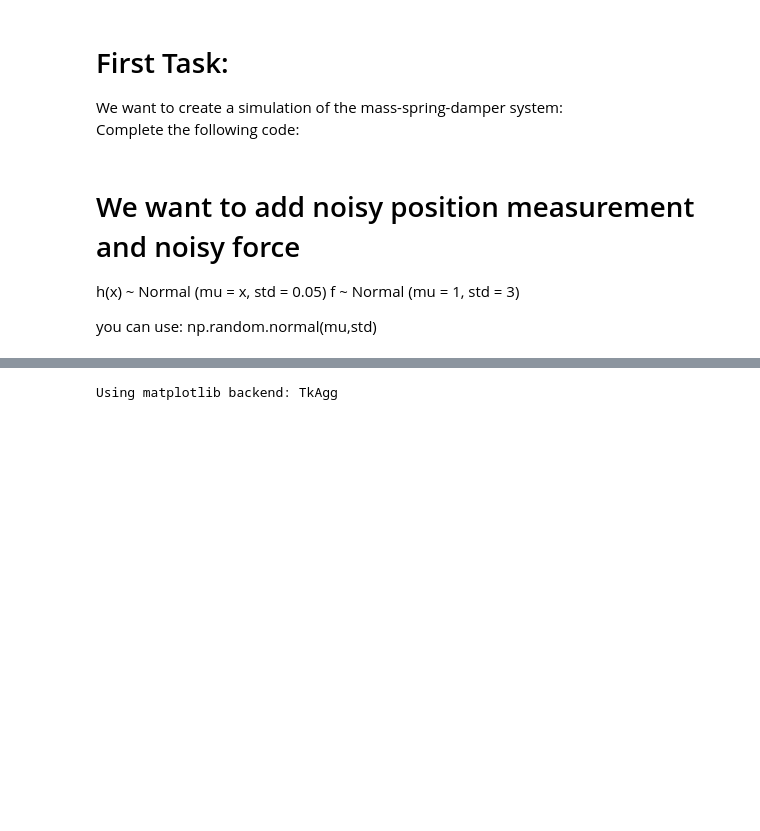
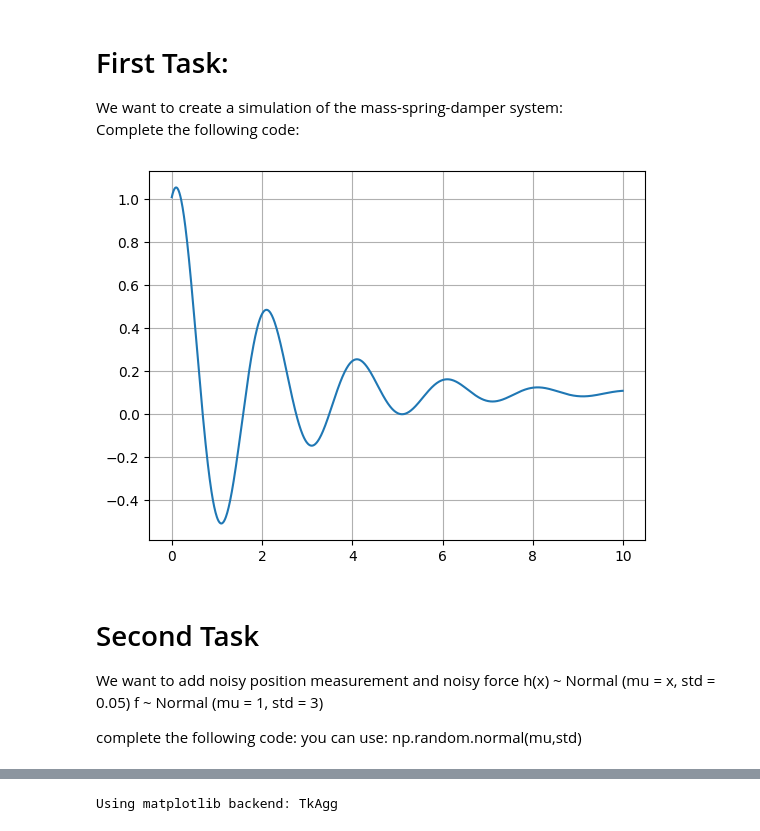
Before and after one commit to AlonSpinner/Hocky-DIsk, a Jupyter notebook: Summer_Tutorials/04/MSD - KalmanFilter.ipynb, the cells around one changed output, grey strips where cells are left out. Saved outputs shown, nothing was run; the diff lists cells and outputs as text; code cells hidden in the pictures; blank space fills up the shorter version.

```diff
--- a/Summer_Tutorials/04/MSD - KalmanFilter.ipynb
+++ b/Summer_Tutorials/04/MSD - KalmanFilter.ipynb
@@ -64,42 +66,54 @@ Complete the following code:
 # %%
 #INITALIZE
 m = 1.0
 k = 10.0
 c = 1.0
 
-t_0 = 0
-dt = 0.01
-t_final = 10
-
-q = np.array([1,1]).reshape(-1,1)
+#State Space
 A = np.array([[0, 1],
              [-k/m, -c/m]])
 B = np.array([[0],
              [1/m]])
+
+#Time Vector
+t_0 = 0
+dt = 0.01
+t_final = 10
+t_vec =  np.arange(t_0, t_final, dt)
+
+#constant force
 f = 1.0
-t_vec =  np.arange(t_0, t_final, dt)
-x_history = []
 
+#initial state
+q = np.array([1,1]).reshape(-1,1)
+
+history = {'x': []}
 #SIMULATION
 for t in t_vec:
     #------------YOUR CODE HERE------------------#
-    #compute qdot, q (you can use euler integration)
+    #compute qdot, q (you can use euler integration y_(k+1) = y_k + dx * y'_k)
     qdot = A @ q + B * f
     q = q + qdot * dt
     #------------YOUR CODE HERE------------------#
 
-    x_history.append(q[0])
+    #save position measurement
+    history['x'].append(q[0])
 
 #PLOT
 plt.figure()
-plt.plot(t_vec, x_history)
+plt.plot(t_vec, history['x'])
+plt.grid(True)
 plt.show()
+# %% [output]
+[figure, added]
 # %% [markdown]
-# We want to add noisy position measurement and noisy force
+# Second Task
+We want to add noisy position measurement and noisy force </br>
 h(x) ~ Normal (mu = x, std = 0.05) </br>
 f ~ Normal (mu = 1, std = 3) </br>
 </br>
 
+complete the following code: </br>
 you can use: </br>
 np.random.normal(mu,std)
 # %%
```
Also changed, not shown: parts of 8 cells of this notebook, 6 other files.
